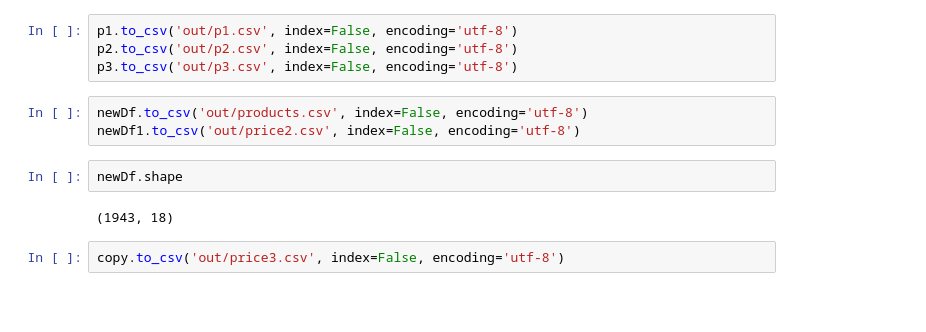
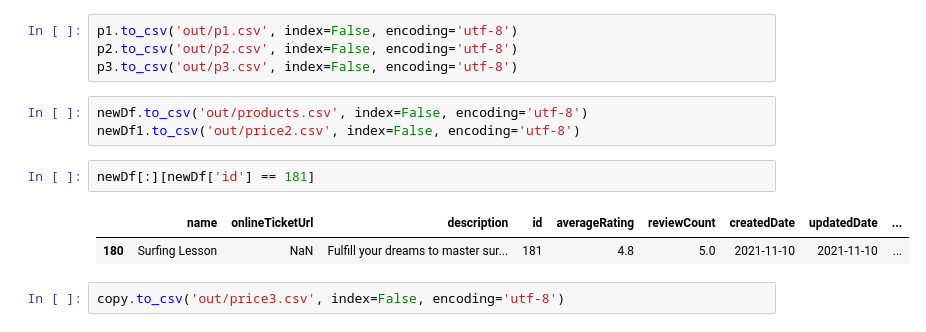
Before and after one commit to SvetlanaM/data-migration, a Jupyter notebook: products.ipynb, the cells around one changed output. Cells and saved outputs as stored; diff of their text form; blank space fills up the shorter version.

Commit message:
chybna story / zle cisla poctu stories / http://142.93.161.214:3000/product/surfing-lesson

```diff
--- a/products.ipynb
+++ b/products.ipynb
@@ -216,9 +216,10 @@ p3.to_csv('out/p3.csv', index=False, encoding='utf-8')
 newDf.to_csv('out/products.csv', index=False, encoding='utf-8')
 newDf1.to_csv('out/price2.csv', index=False, encoding='utf-8')
 # %%
-newDf.shape
+newDf[:][newDf['id'] == 181]
 # %% [output]
-(1943, 18)
+|  | name | onlineTicketUrl | description | id | averageRating | reviewCount | createdDate | updatedDate | ... |
+| 180 | Surfing Lesson | NaN | Fulfill your dreams to master sur... | 181 | 4.8 | 5.0 | 2021-11-10 | 2021-11-10 | ... |
 # %%
 copy.to_csv('out/price3.csv', index=False, encoding='utf-8')
 # %%
```
Also changed, not shown: parts of 1 cell of this notebook, 1 other file.
